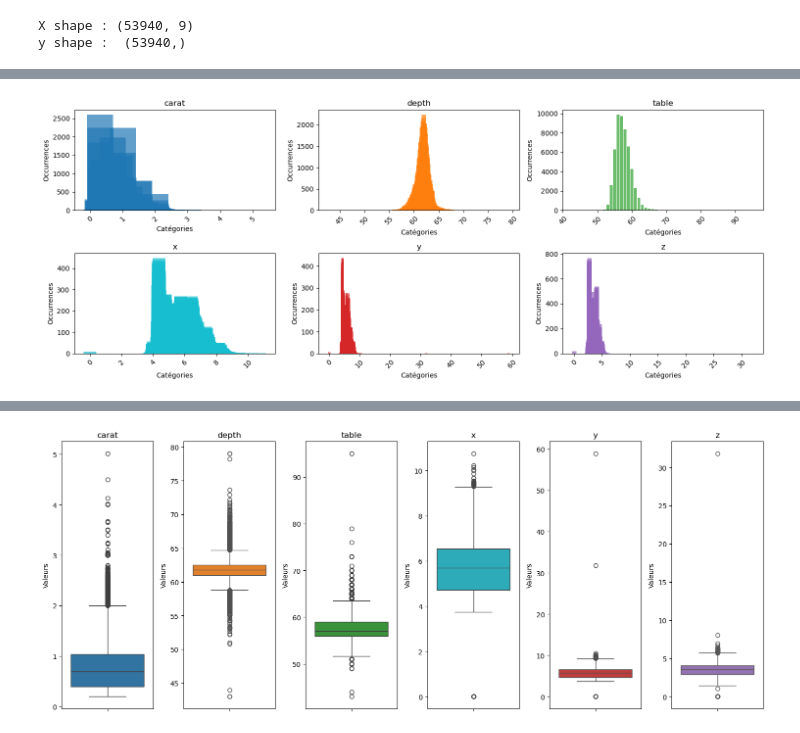
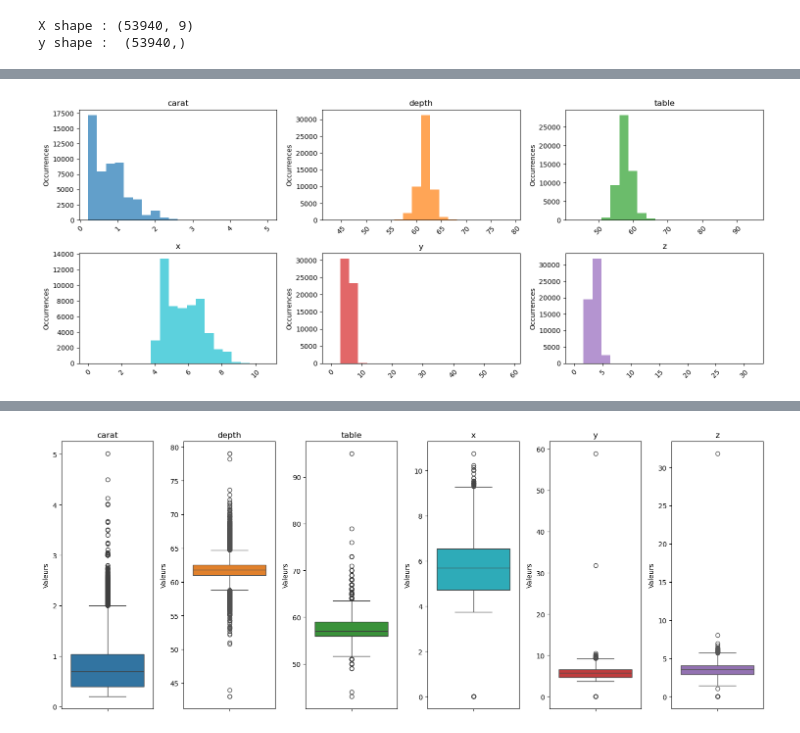
Before and after one commit to BaGranier/diamonds, a Jupyter notebook: Projet_Regression_Granier_Michelet_diamonds_20251102_v2_ba.ipynb, the cells around one changed output, grey strips where cells are left out. Cells and saved outputs as stored; diff of their text form; code cells hidden in the pictures.

```diff
--- a/Projet_Regression_Granier_Michelet_diamonds_20251102_v2_ba.ipynb
+++ b/Projet_Regression_Granier_Michelet_diamonds_20251102_v2_ba.ipynb
@@ -104,22 +99,21 @@ print(corr_matrix['alert'].sort_values(ascending=False))
 # %%
 fig, axes = plt.subplots(2, 3, figsize=(15, 6))
 colors = ['tab:blue', 'tab:orange', 'tab:green', 'tab:cyan','tab:red','tab:purple' ]
 axes = axes.ravel()
 
-for k in range(len(index_num)):
+for k in range(len(numerical_cols)):
     ax = axes[k]
     color = colors[k]
     array = X[:, k]
     #unique, counts = np.unique(array, return_counts=True)
     unique, counts = np.unique(array, return_counts=True)
-    #ax.hist(array, bins=10, color  = color, alpha= 0.7)
-    ax.bar(unique, counts, color  = color, alpha= 0.7)
-    ax.set_xlabel("Catégories")
+    ax.hist(array, bins=20, color  = color, alpha= 0.7)
+    #ax.bar(unique, counts, color  = color, alpha= 0.7)
     ax.set_ylabel("Occurrences")
-    ax.set_title(index_num[k])
+    ax.set_title(numerical_cols[k])
     ax.tick_params(axis='x', rotation=45)
 
 plt.tight_layout()
 plt.show()
 # %% [output]
-[figure, old version]
+[figure, new version]
```
Also changed, not shown: parts of 34 cells of this notebook.
